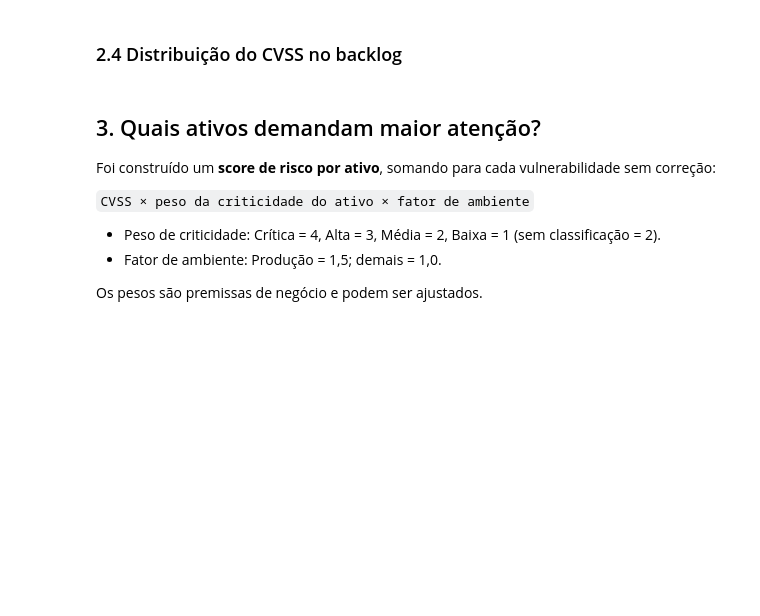
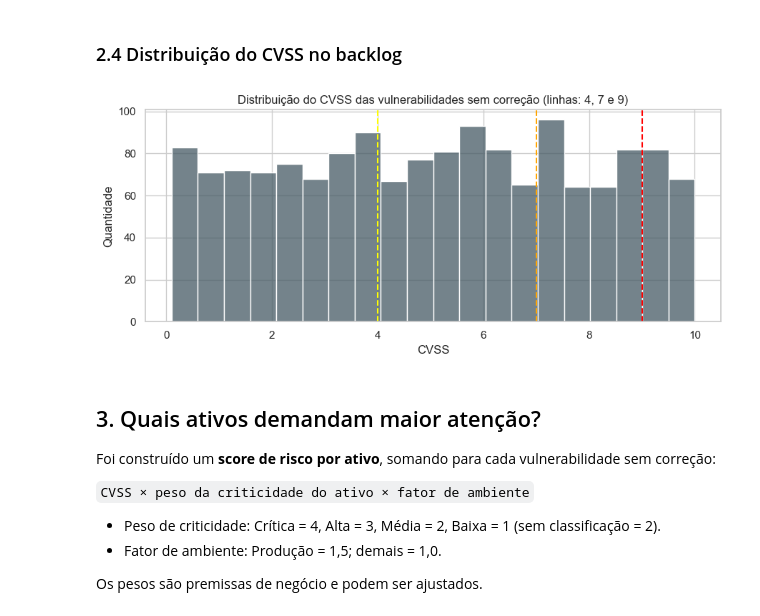
Before and after one commit to Moutt/CyberSecurity-Analytics, a Jupyter notebook: notebooks/analise_de_risco.ipynb, the cells around one changed output. Cells and saved outputs as stored; diff of their text form; code cells hidden in the pictures; blank space fills up the shorter version.

```diff
--- a/notebooks/analise_de_risco.ipynb
+++ b/notebooks/analise_de_risco.ipynb
@@ -96,10 +141,12 @@ plt.xticks(rotation=0); plt.tight_layout(); plt.show()
 # %%
 plt.figure(figsize=(9, 4))
 sns.histplot(abertas['cvss_score'], bins=20, color='#455a64')
-for x, c in [(4, '#fbc02d'), (7, '#fb8c00'), (9, '#d32f2f')]:
+for x, c in [(4, 'yellow'), (7, 'orange'), (9, 'red')]:
     plt.axvline(x, color=c, linestyle='--')
 plt.title('Distribuição do CVSS das vulnerabilidades sem correção (linhas: 4, 7 e 9)')
 plt.xlabel('CVSS'); plt.ylabel('Quantidade'); plt.tight_layout(); plt.show()
+# %% [output]
+[figure, added]
 # %% [markdown]
 ## 3. Quais ativos demandam maior atenção?
 Foi construído um **score de risco por ativo**, somando para cada vulnerabilidade sem correção:
```
Also changed, not shown: parts of 26 cells of this notebook.
